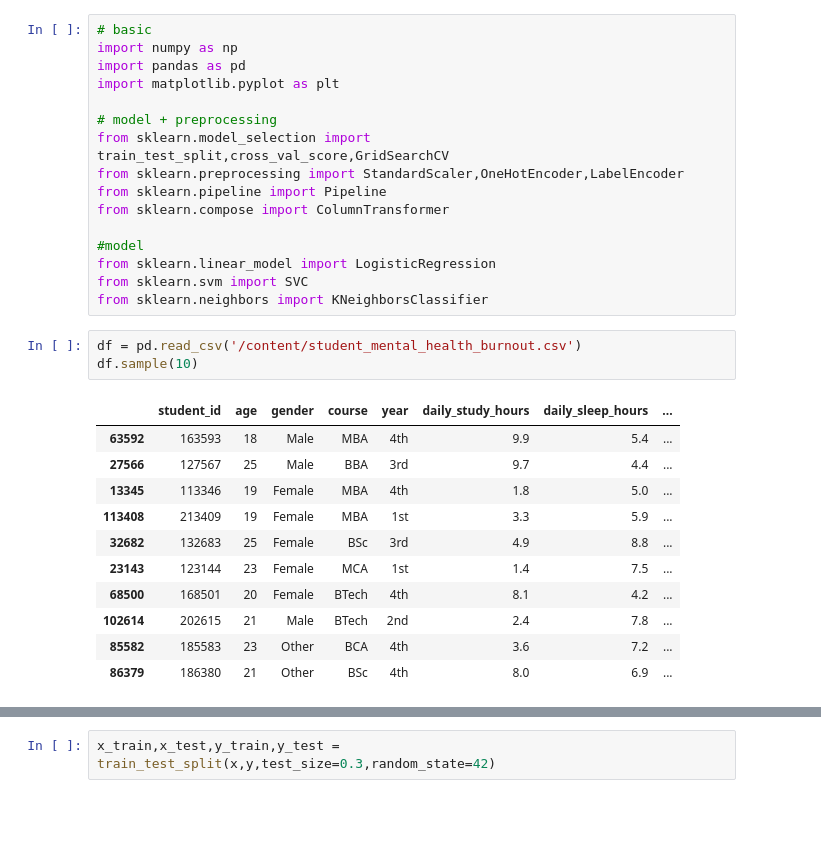
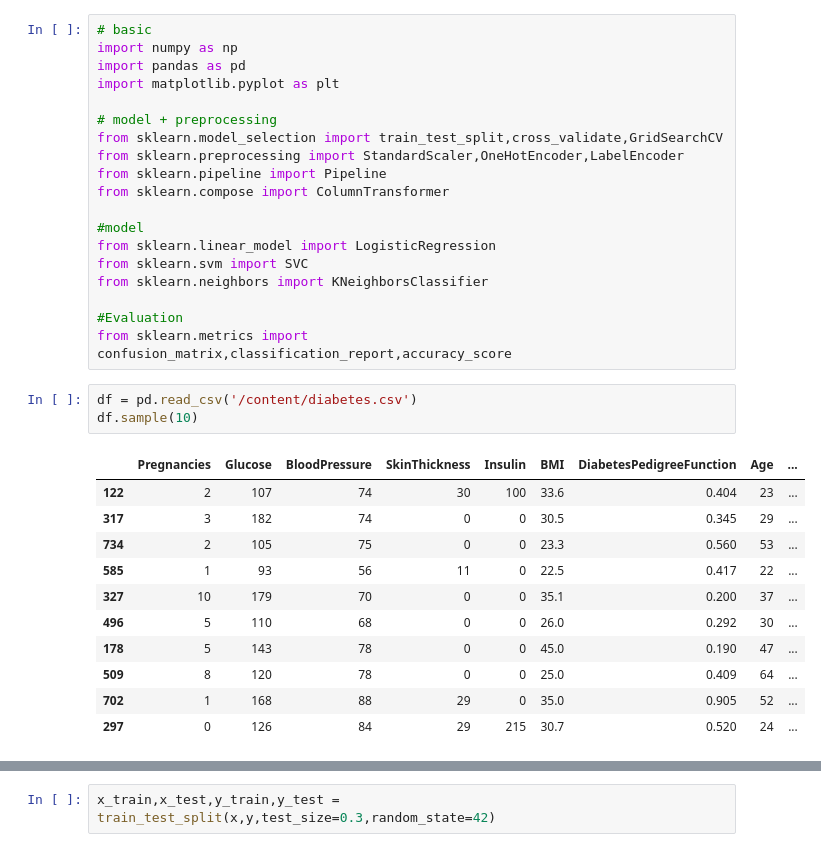
Before and after one commit to Innovatewithapple/Pipelines-CrossValidation-Regularisation, a Jupyter notebook: ClassificationPipeline.ipynb, the cells around one changed output, grey strips where cells are left out. Saved outputs shown, nothing was run; the diff lists cells and outputs as text; blank space fills up the shorter version.

```diff
--- a/ClassificationPipeline.ipynb
+++ b/ClassificationPipeline.ipynb
@@ -7,7 +7,7 @@ import pandas as pd
 import matplotlib.pyplot as plt
 
 # model + preprocessing
-from sklearn.model_selection import train_test_split,cross_val_score,GridSearchCV
+from sklearn.model_selection import train_test_split,cross_validate,GridSearchCV
 from sklearn.preprocessing import StandardScaler,OneHotEncoder,LabelEncoder
 from sklearn.pipeline import Pipeline
 from sklearn.compose import ColumnTransformer
@@ -16,18 +16,21 @@ from sklearn.compose import ColumnTransformer
 from sklearn.linear_model import LogisticRegression
 from sklearn.svm import SVC
 from sklearn.neighbors import KNeighborsClassifier
+
+#Evaluation
+from sklearn.metrics import confusion_matrix,classification_report,accuracy_score
 # %%
-df = pd.read_csv('/content/student_mental_health_burnout.csv')
+df = pd.read_csv('/content/diabetes.csv')
 df.sample(10)
 # %% [output]
-|  | student_id | age | gender | course | year | daily_study_hours | daily_sleep_hours | ... |
-| 63592 | 163593 | 18 | Male | MBA | 4th | 9.9 | 5.4 | ... |
-| 27566 | 127567 | 25 | Male | BBA | 3rd | 9.7 | 4.4 | ... |
-| 13345 | 113346 | 19 | Female | MBA | 4th | 1.8 | 5.0 | ... |
-| 113408 | 213409 | 19 | Female | MBA | 1st | 3.3 | 5.9 | ... |
-| 32682 | 132683 | 25 | Female | BSc | 3rd | 4.9 | 8.8 | ... |
-| 23143 | 123144 | 23 | Female | MCA | 1st | 1.4 | 7.5 | ... |
-| 68500 | 168501 | 20 | Female | BTech | 4th | 8.1 | 4.2 | ... |
-| 102614 | 202615 | 21 | Male | BTech | 2nd | 2.4 | 7.8 | ... |
-| 85582 | 185583 | 23 | Other | BCA | 4th | 3.6 | 7.2 | ... |
-| 86379 | 186380 | 21 | Other | BSc | 4th | 8.0 | 6.9 | ... |
+|  | Pregnancies | Glucose | BloodPressure | SkinThickness | Insulin | BMI | DiabetesPedigreeFunction | Age | ... |
+| 122 | 2 | 107 | 74 | 30 | 100 | 33.6 | 0.404 | 23 | ... |
+| 317 | 3 | 182 | 74 | 0 | 0 | 30.5 | 0.345 | 29 | ... |
+| 734 | 2 | 105 | 75 | 0 | 0 | 23.3 | 0.560 | 53 | ... |
+| 585 | 1 | 93 | 56 | 11 | 0 | 22.5 | 0.417 | 22 | ... |
+| 327 | 10 | 179 | 70 | 0 | 0 | 35.1 | 0.200 | 37 | ... |
+| 496 | 5 | 110 | 68 | 0 | 0 | 26.0 | 0.292 | 30 | ... |
+| 178 | 5 | 143 | 78 | 0 | 0 | 45.0 | 0.190 | 47 | ... |
+| 509 | 8 | 120 | 78 | 0 | 0 | 25.0 | 0.409 | 64 | ... |
+| 702 | 1 | 168 | 88 | 29 | 0 | 35.0 | 0.905 | 52 | ... |
+| 297 | 0 | 126 | 84 | 29 | 215 | 30.7 | 0.520 | 24 | ... |
```
Also changed, not shown: parts of 13 cells of this notebook.
